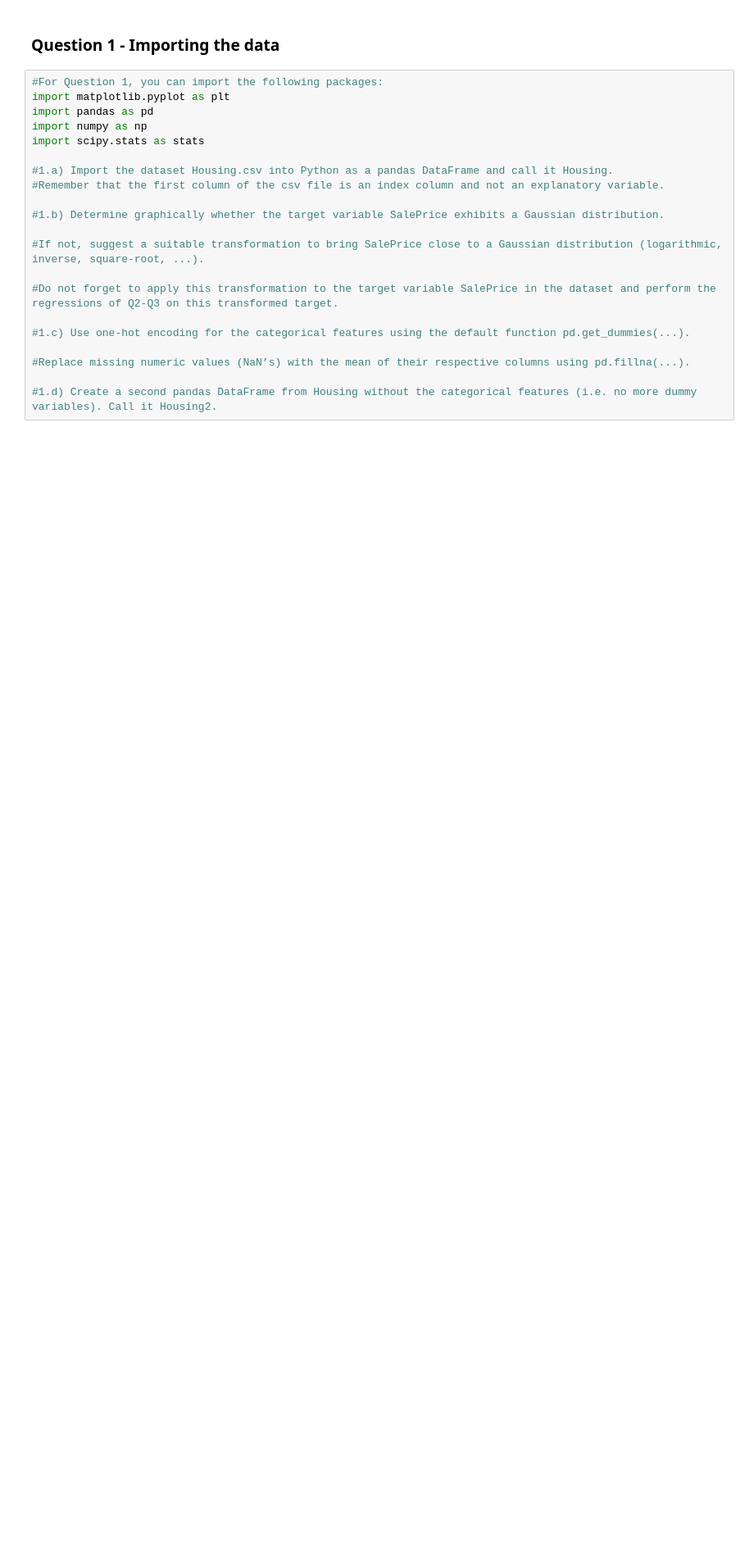
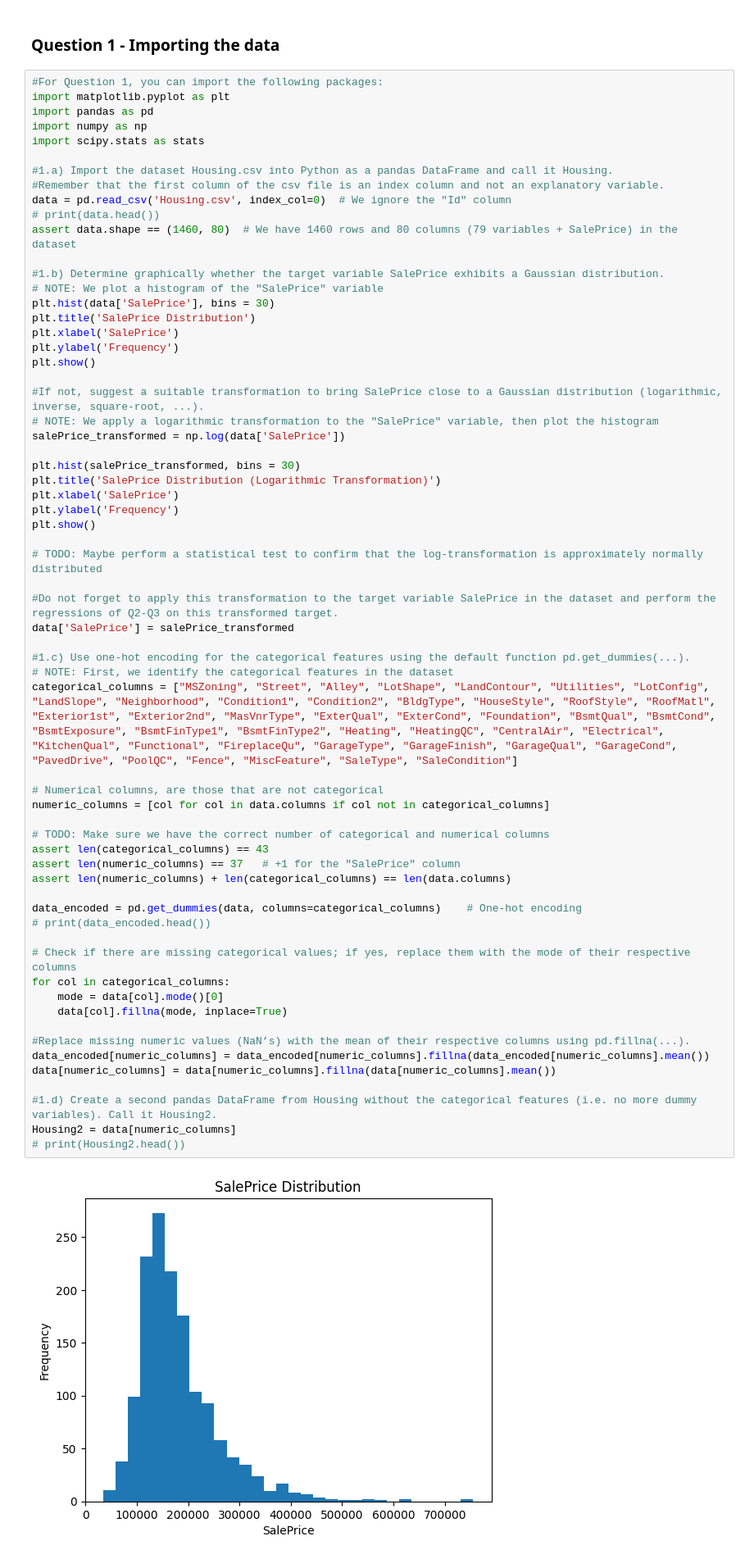
Before and after one commit to RamonKaspar/ML-in-Finance-and-Insurance, a Jupyter notebook: 01_Pricing-with-linear-regression/main.ipynb, the cells around one changed output. Shown: that part at 82% size. Cells and saved outputs as stored; diff of their text form; blank space fills up the shorter version.

```diff
--- a/01_Pricing-with-linear-regression/main.ipynb
+++ b/01_Pricing-with-linear-regression/main.ipynb
@@ -15,21 +14,65 @@
 # %%
 #For Question 1, you can import the following packages:
 import matplotlib.pyplot as plt
 import pandas as pd
 import numpy as np
 import scipy.stats as stats
 
 #1.a) Import the dataset Housing.csv into Python as a pandas DataFrame and call it Housing.
 #Remember that the first column of the csv file is an index column and not an explanatory variable.
+data = pd.read_csv('Housing.csv', index_col=0)  # We ignore the "Id" column
+# print(data.head())
+assert data.shape == (1460, 80)  # We have 1460 rows and 80 columns (79 variables + SalePrice) in the dataset
 
 #1.b) Determine graphically whether the target variable SalePrice exhibits a Gaussian distribution.
+# NOTE: We plot a histogram of the "SalePrice" variable
+plt.hist(data['SalePrice'], bins = 30)
+plt.title('SalePrice Distribution')
+plt.xlabel('SalePrice')
+plt.ylabel('Frequency')
+plt.show()
 
 #If not, suggest a suitable transformation to bring SalePrice close to a Gaussian distribution (logarithmic, inverse, square-root, ...).
+# NOTE: We apply a logarithmic transformation to the "SalePrice" variable, then plot the histogram
+salePrice_transformed = np.log(data['SalePrice'])
+
+plt.hist(salePrice_transformed, bins = 30)
+plt.title('SalePrice Distribution (Logarithmic Transformation)')
+plt.xlabel('SalePrice')
+plt.ylabel('Frequency')
+plt.show()
+
+# TODO: Maybe perform a statistical test to confirm that the log-transformation is approximately normally distributed
 
 #Do not forget to apply this transformation to the target variable SalePrice in the dataset and perform the regressions of Q2-Q3 on this transformed target.
+data['SalePrice'] = salePrice_transformed
 
 #1.c) Use one-hot encoding for the categorical features using the default function pd.get_dummies(...).
+# NOTE: First, we identify the categorical features in the dataset
+categorical_columns = ["MSZoning", "Street", "Alley", "LotShape", "LandContour", "Utilities", "LotConfig", "LandSlope", "Neighborhood", "Condition1", "Condition2", "BldgType", "HouseStyle", "RoofStyle", "RoofMatl", "Exterior1st", "Exterior2nd", "MasVnrType", "ExterQual", "ExterCond", "Foundation", "BsmtQual", "BsmtCond", "BsmtExposure", "BsmtFinType1", "BsmtFinType2", "Heating", "HeatingQC", "CentralAir", "Electrical", "KitchenQual", "Functional", "FireplaceQu", "GarageType", "GarageFinish", "GarageQual", "GarageCond", "PavedDrive", "PoolQC", "Fence", "MiscFeature", "SaleType", "SaleCondition"]
+
+# Numerical columns, are those that are not categorical
+numeric_columns = [col for col in data.columns if col not in categorical_columns]
+
+# TODO: Make sure we have the correct number of categorical and numerical columns
+assert len(categorical_columns) == 43
+assert len(numeric_columns) == 37   # +1 for the "SalePrice" column
+assert len(numeric_columns) + len(categorical_columns) == len(data.columns)
+
+data_encoded = pd.get_dummies(data, columns=categorical_columns)    # One-hot encoding
+# print(data_encoded.head())
+
+# Check if there are missing categorical values; if yes, replace them with the mode of their respective columns
+for col in categorical_columns:
+    mode = data[col].mode()[0]
+    data[col].fillna(mode, inplace=True)
 
 #Replace missing numeric values (NaN’s) with the mean of their respective columns using pd.fillna(...).
+data_encoded[numeric_columns] = data_encoded[numeric_columns].fillna(data_encoded[numeric_columns].mean())
+data[numeric_columns] = data[numeric_columns].fillna(data[numeric_columns].mean())
 
 #1.d) Create a second pandas DataFrame from Housing without the categorical features (i.e. no more dummy variables). Call it Housing2.
+Housing2 = data[numeric_columns]
+# print(Housing2.head())
+# %% [output]
+[figure, added]
```
Also changed, not shown: parts of 9 cells of this notebook.
